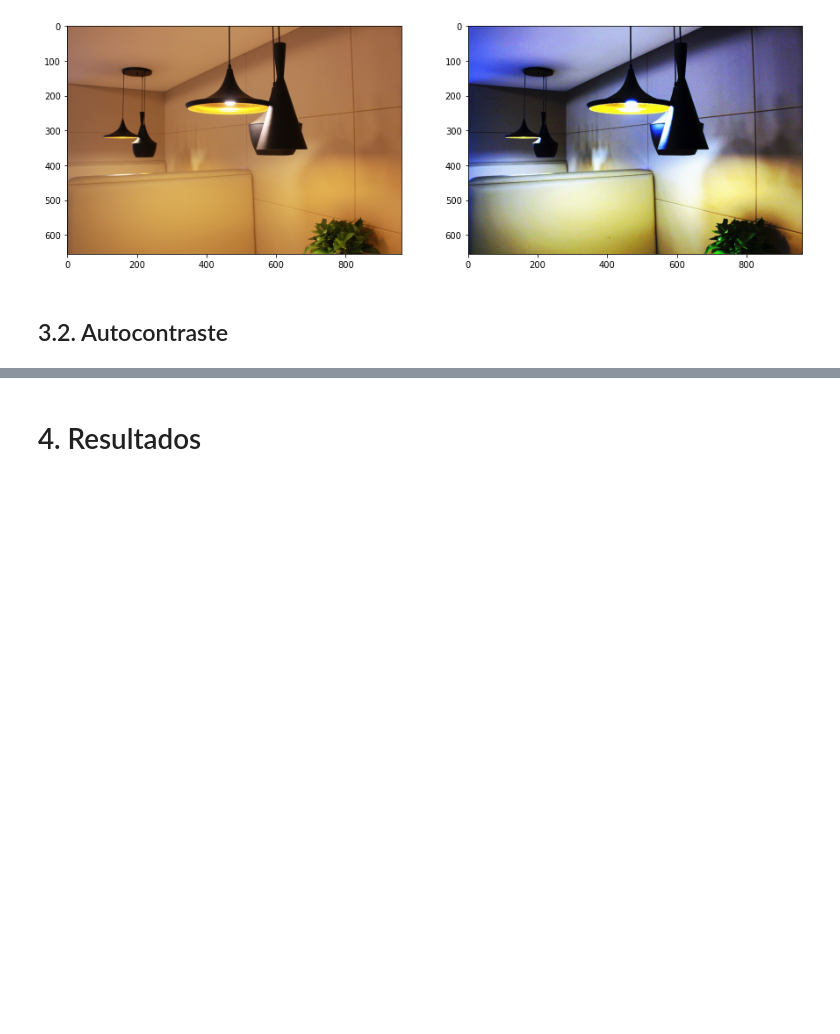
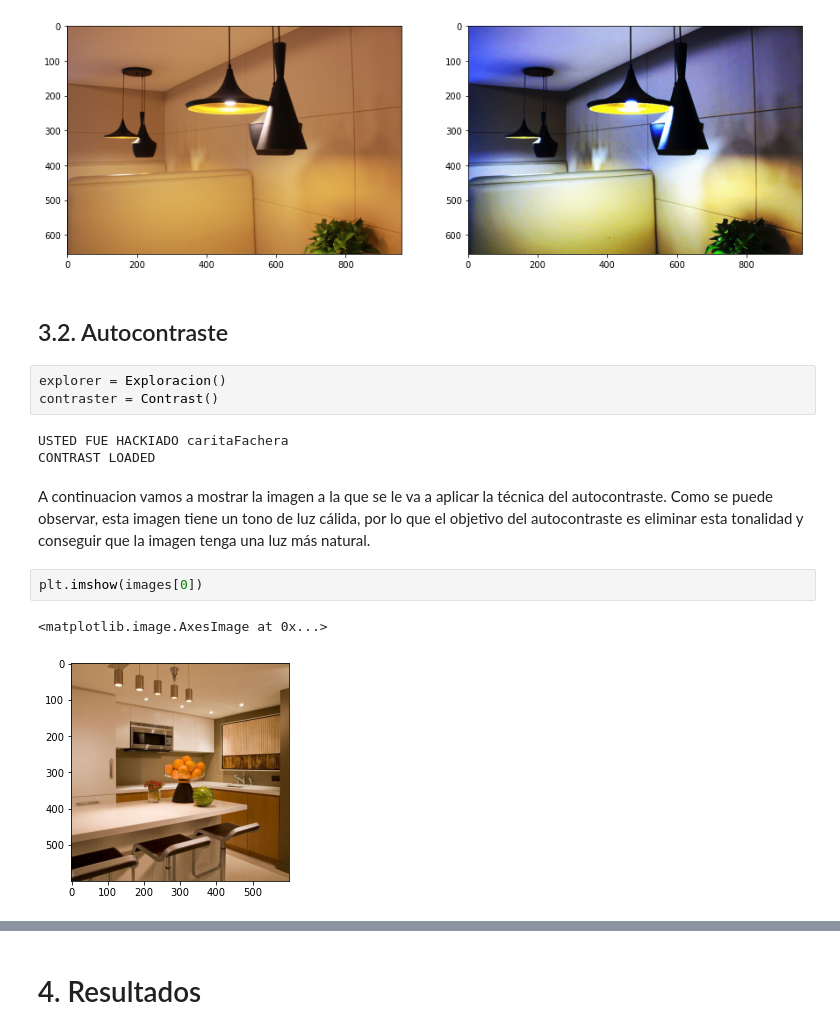
Before and after one commit to gen1897/Percepcion, a Jupyter notebook: Color Cast/Notebook.ipynb, the cells around one changed output, grey strips where cells are left out. Drawn from its saved outputs; the diff is of its cells as text; blank space fills up the shorter version.

Commit message:
Added Autocontrast explained step by step

```diff
--- a/Color Cast/Notebook.ipynb
+++ b/Color Cast/Notebook.ipynb
@@ -487,3 +487,16 @@ CONTRAST LOADED
 [figure]
 # %% [markdown]
 ## 3.2. Autocontraste
+# %%
+explorer = Exploracion()
+contraster = Contrast()
+# %% [output]
+USTED FUE HACKIADO caritaFachera
+CONTRAST LOADED
+# %% [markdown]
+A continuacion vamos a mostrar la imagen a la que se le va a aplicar la técnica del autocontraste. Como se puede observar, esta imagen tiene un tono de luz cálida, por lo que el objetivo del autocontraste es eliminar esta tonalidad y conseguir que la imagen tenga una luz más natural.
+# %%
+plt.imshow(images[0])
+# %% [output]
+<matplotlib.image.AxesImage at 0x...>
+[figure, added]
```
Also changed, not shown: parts of 26 cells of this notebook.
